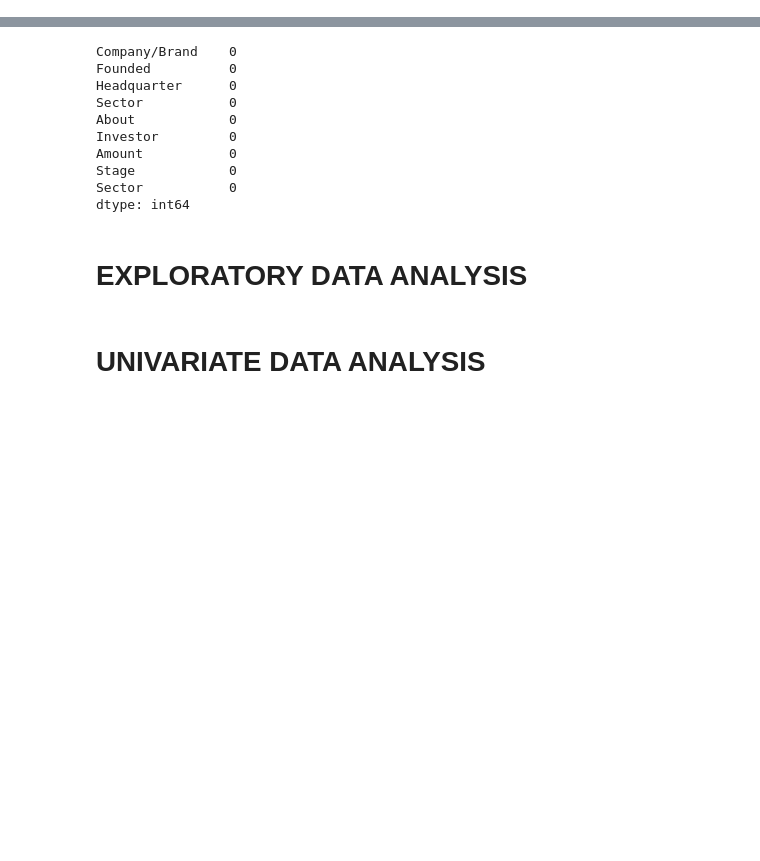
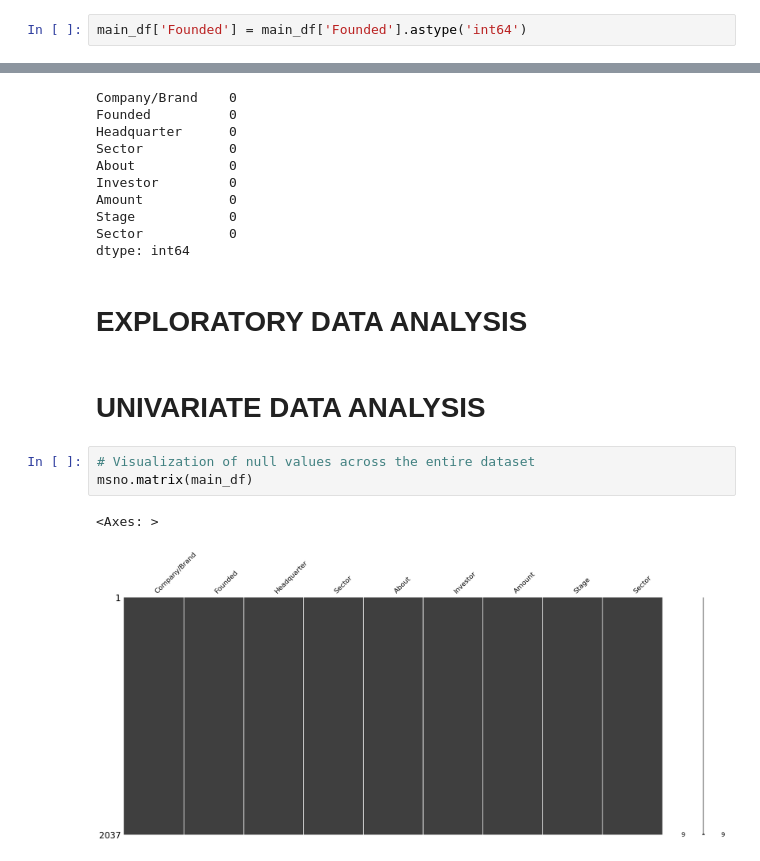
Before and after one commit to Amarquaye009/FIRST-PROJECT---CUSTOMER-CHURN-ANALYSIS, a Jupyter notebook: main.ipynb, the cells around one changed output, grey strips where cells are left out. Saved outputs shown, nothing was run; the diff lists cells and outputs as text; blank space fills up the shorter version.

```diff
--- a/main.ipynb
+++ b/main.ipynb
@@ -573,6 +573,8 @@ array([2019., 2018., 2020., 2016., 2008., 2015., 2017., 2014., 1998.,
 # %%
 # Convert the 'founded' column to integers, while handling NaN values
 main_df['Founded'] = main_df['Founded'].fillna(0).astype(int)
+# %%
+main_df['Founded'] = main_df['Founded'].astype('int64')
 # %%
 main_df.isnull().sum()
 # %% [output]
@@ -692,3 +694,9 @@ dtype: int64
 # EXPLORATORY DATA ANALYSIS
 # %% [markdown]
 # UNIVARIATE DATA ANALYSIS
+# %%
+# Visualization of null values across the entire dataset
+msno.matrix(main_df)
+# %% [output]
+<Axes: >
+[figure, added]
```
Also changed, not shown: parts of 6 cells of this notebook.
